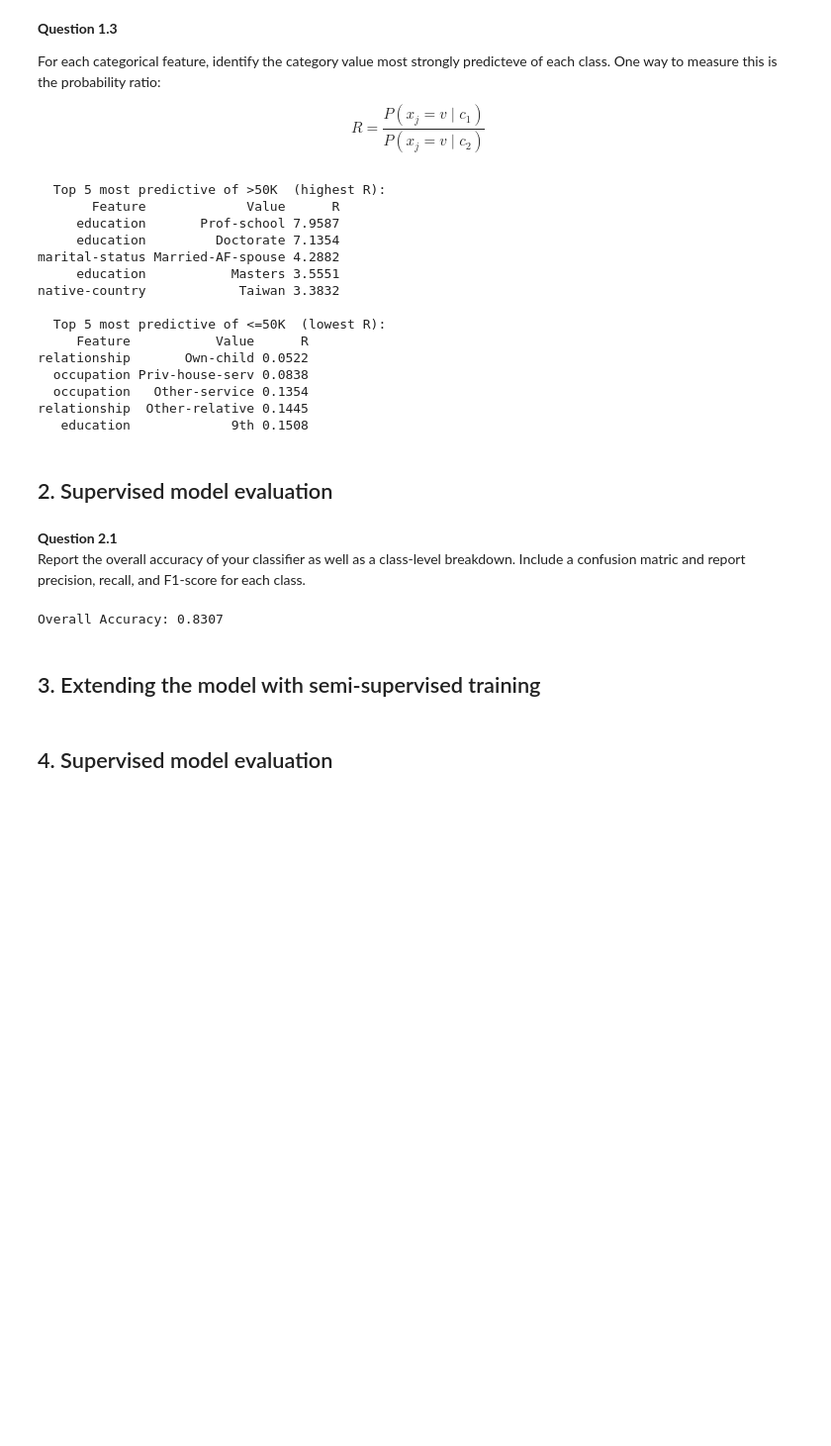
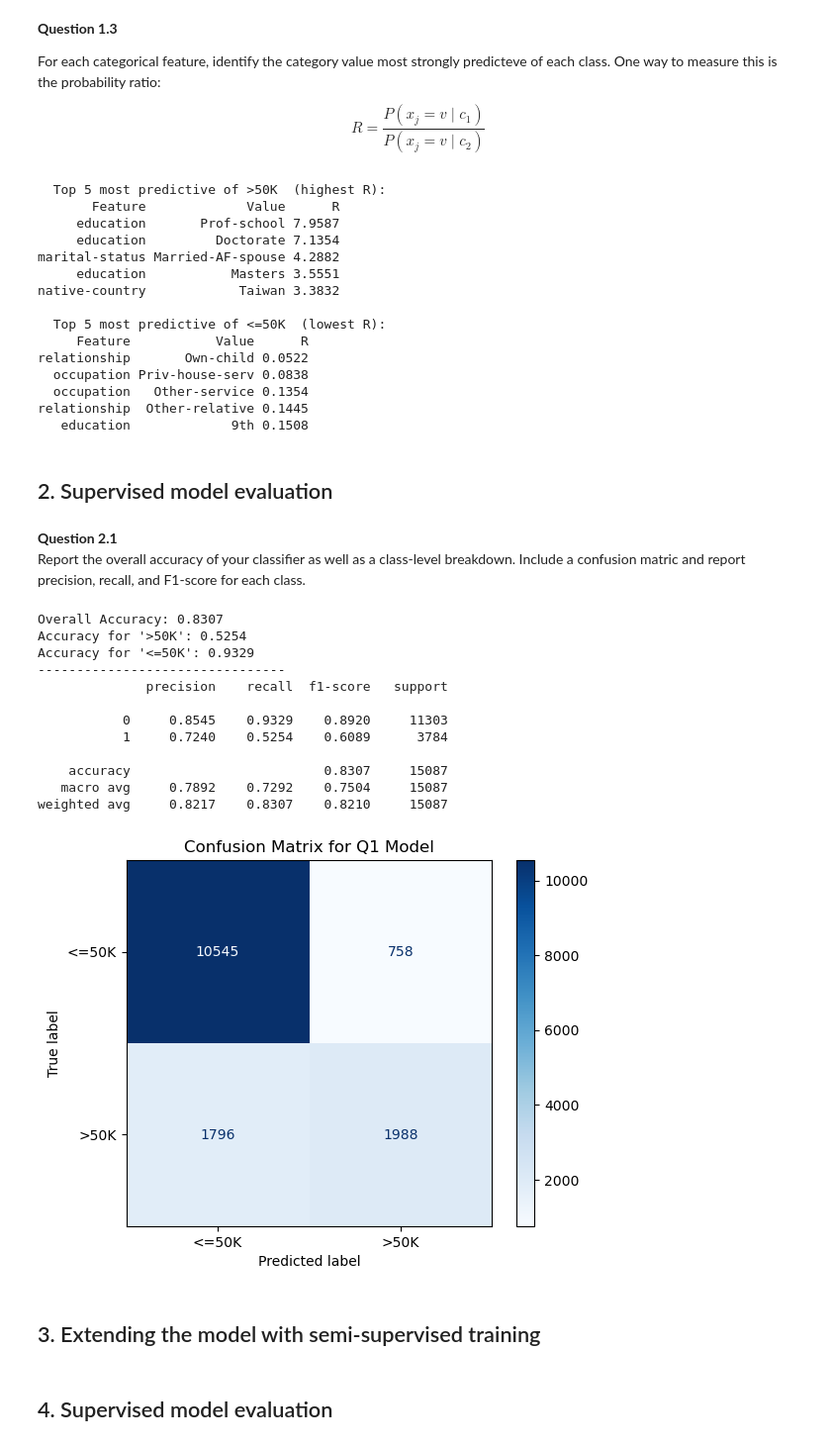
Before and after one commit to mcuartero/income-classification-with-naive-bayes, a Jupyter notebook: COMP30027_2026_asst1_template.ipynb, the cells around one changed output. Shown at 99% size. Cells and saved outputs as stored; diff of their text form; code cells hidden in the pictures; blank space fills up the shorter version.

Commit message:
add confusion matrix

```diff
--- a/COMP30027_2026_asst1_template.ipynb
+++ b/COMP30027_2026_asst1_template.ipynb
@@ -51,8 +54,6 @@ def load_data(path, has_labels=True):
     # 2. Drop 'fnlwgt' column as it is not a meaningful characteristic of the individual.
     if 'fnlwgt' in df.columns:
         df.drop(columns=['fnlwgt'], inplace=True)
-
-    df = df.replace('?', np.nan)
 
     # 3. Drop rows with any missing values.
     df = df.dropna(subset=ALL_FEATURES)
@@ -286,10 +292,35 @@ R_q1 = posterior_ratio(log_post_q1)
 # %% [markdown]
 **Question 2.1**<br>
 Report the overall accuracy of your classifier as well as a class-level breakdown. Include a confusion matric and report precision, recall, and F1-score for each class.
-# %%
-print(f"Overall Accuracy: {accuracy_score(y_test, y_pred_q1):.4f}")
-# %% [output]
-Overall Accuracy: 0.8307
+# %%
+print(f"Overall Accuracy: {accuracy_score(y_test, y_pred_q1):.4f}")
+print(f"Accuracy for '>50K': {accuracy_score(y_test[y_test == 1], y_pred_q1[y_test == 1]):.4f}")
+print(f"Accuracy for '<=50K': {accuracy_score(y_test[y_test == 0], y_pred_q1[y_test == 0]):.4f}")
+print("--------------------------------")
+print(classification_report(y_test, y_pred_q1, digits=4))
+
+fig, ax = plt.subplots()
+ConfusionMatrixDisplay(
+    confusion_matrix(y_test, y_pred_q1),
+    display_labels=['<=50K', '>50K']
+).plot(ax=ax, cmap='Blues')
+ax.set_title('Confusion Matrix for Q1 Model')
+plt.savefig('figures/fig_1.3_confusion_matrix.png', dpi=300)
+plt.show()
+# %% [output]
+Overall Accuracy: 0.8307
+Accuracy for '>50K': 0.5254
+Accuracy for '<=50K': 0.9329
+--------------------------------
+              precision    recall  f1-score   support
+
+           0     0.8545    0.9329    0.8920     11303
+           1     0.7240    0.5254    0.6089      3784
+
+    accuracy                         0.8307     15087
+   macro avg     0.7892    0.7292    0.7504     15087
+weighted avg     0.8217    0.8307    0.8210     15087
+[figure, added]
 # %% [markdown]
 ## 3. Extending the model with semi-supervised training
 # %% [markdown]
```
Also changed, not shown: parts of 2 cells of this notebook, 1 other file.
